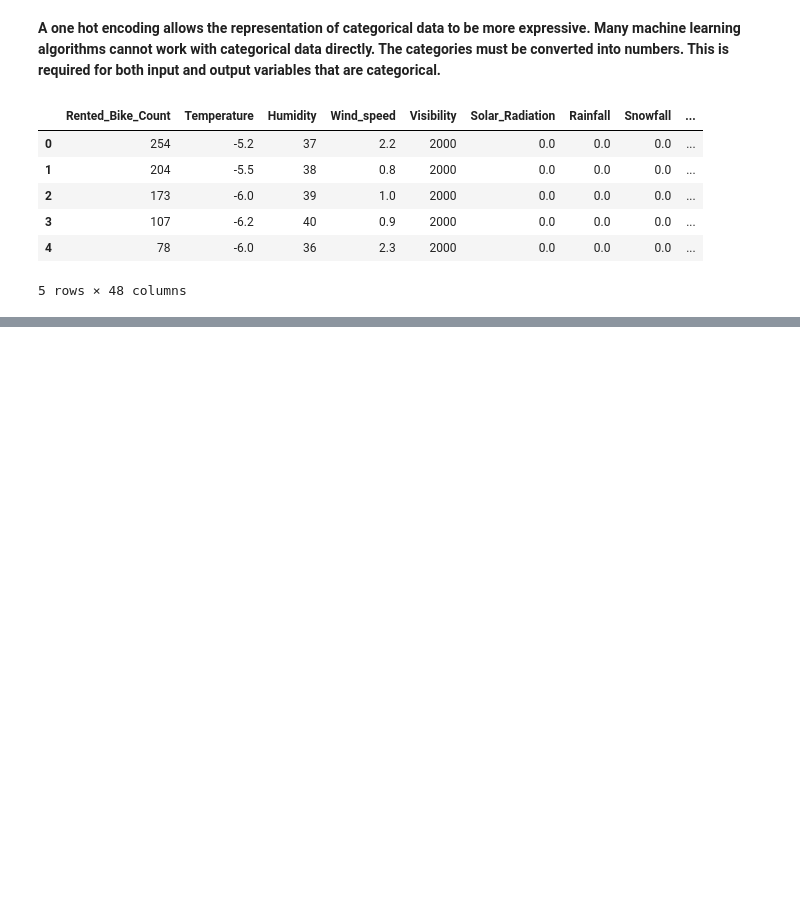
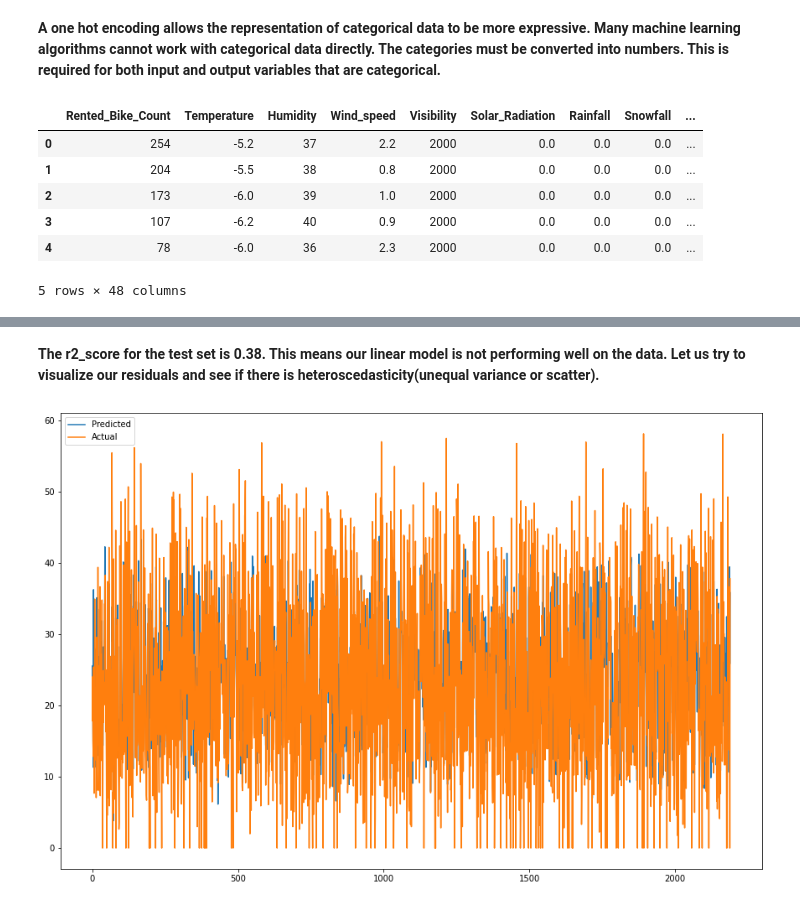
Before and after one commit to rushikeshjagatap85/Bike_Sharing_Demand_Prediction_Capstone_Project, a Jupyter notebook: Bike_Sharing_Demand_Prediction_Capstone_Project.ipynb, the cells around one changed output, grey strips where cells are left out. Drawn from its saved outputs; the diff is of its cells as text; code cells hidden in the pictures; blank space fills up the shorter version.

```diff
--- a/Bike_Sharing_Demand_Prediction_Capstone_Project.ipynb
+++ b/Bike_Sharing_Demand_Prediction_Capstone_Project.ipynb
@@ -861,0 +1165,4 @@ bike_df_copy.head()
+# %%
+#get the X_train and X-test value
+y_pred_train_lasso=lasso.predict(X_train)
+y_pred_test_lasso=lasso.predict(X_test)
@@ -861,0 +1237,2 @@ bike_df_copy.head()
+# %% [markdown]
+**The r2_score for the test set is 0.38. This means our linear model is  not performing well on the data. Let us try to visualize our residuals and see if there is heteroscedasticity(unequal variance or scatter).**
@@ -861,0 +1249,10 @@ bike_df_copy.head()
+# %%
+#Plot the figure
+plt.figure(figsize=(15,10))
+plt.plot(np.array(y_pred_test_lasso))
+plt.plot(np.array((y_test)))
+plt.legend(["Predicted","Actual"])
+
+plt.show()
+# %% [output]
+[figure, added]
```
Also changed, not shown: parts of 63 cells of this notebook.
